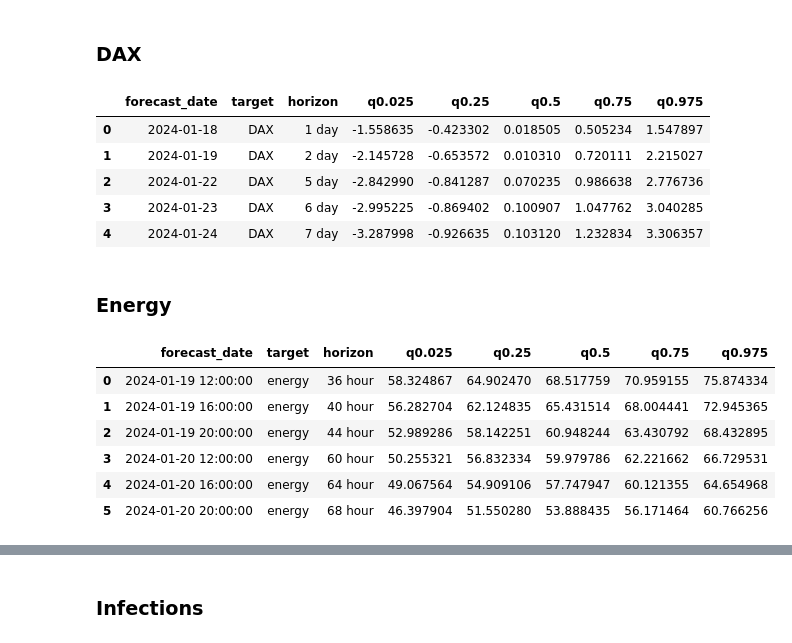
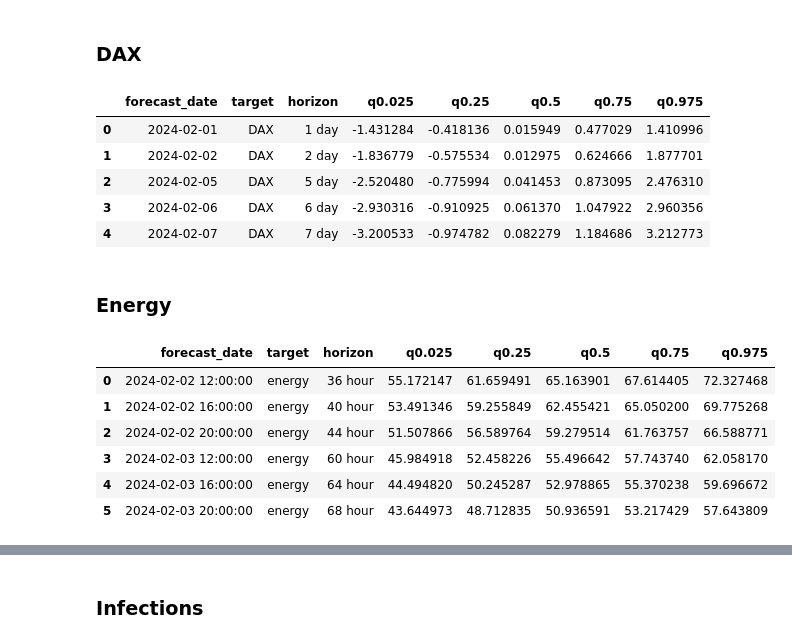
Before and after one commit to EliasKng/PTSFC, a Jupyter notebook: Create_Submission.ipynb, the cells around one changed output, grey strips where cells are left out. Drawn from its saved outputs; the diff is of its cells as text; code cells hidden in the pictures.

```diff
--- a/Create_Submission.ipynb
+++ b/Create_Submission.ipynb
@@ -33,7 +33,7 @@ import pytz
 Use tuesday as last datapoint
 # %%
 # Insert Date of Wednesday (forecast-day) here. The current day has to be wednesday!!
-start_date = datetime(2024, 1, 17, 18, 0, 0)
+start_date = datetime(2024, 1, 31, 18, 0, 0)
 assert start_date.weekday() == 2
 # %%
 df_dax = get_dax_data()
@@ -75,0 +50,4 @@ df_en.tail(10)
+# %%
+df_en = get_energy_data(force_return=True)
+df_en = prepare_data(df_en)
+df_en.tail(100).plot()
@@ -77,0 +62,2 @@ df_en = df_en.loc[df_en.index <= start_date]
+# %%
+df_en = df_en[:-6]
@@ -78,4 +85,4 @@ df_en = df_en.loc[df_en.index <= start_date]
 # %%
 # Check if still required next week ...
-df_en.loc['2024-01-17 16:00:00', 'gesamt'] = (df_en.loc['2024-01-17 15:00:00', 'gesamt'] +df_en.loc['2024-01-17 17:00:00', 'gesamt'])/2
-df_en.tail()
+# df_en.loc['2024-01-17 16:00:00', 'gesamt'] = (df_en.loc['2024-01-17 15:00:00', 'gesamt'] +df_en.loc['2024-01-17 17:00:00', 'gesamt'])/2
+# df_en.tail()
@@ -96,46 +101,46 @@ importlib.reload(bl)
 
 # dax_bl.baseline(df_dax)
 # forecast_dax = dax_garch.garch11(df_dax)
-forecast_dax = mix_models([ag.garch11_norm_1y, bl.baseline_1y], [1,1], df_dax, 'DAX')
+forecast_dax = mix_models([ag.garch11_norm_1y, bl.baseline_1y], [1,0.5], df_dax, 'DAX')
 forecast_dax
 # %% [output]
 |  | forecast_date | target | horizon | q0.025 | q0.25 | q0.5 | q0.75 | q0.975 |
-| 0 | 2024-01-18 | DAX | 1 day | -1.558635 | -0.423302 | 0.018505 | 0.505234 | 1.547897 |
-| 1 | 2024-01-19 | DAX | 2 day | -2.145728 | -0.653572 | 0.010310 | 0.720111 | 2.215027 |
-| 2 | 2024-01-22 | DAX | 5 day | -2.842990 | -0.841287 | 0.070235 | 0.986638 | 2.776736 |
-| 3 | 2024-01-23 | DAX | 6 day | -2.995225 | -0.869402 | 0.100907 | 1.047762 | 3.040285 |
-| 4 | 2024-01-24 | DAX | 7 day | -3.287998 | -0.926635 | 0.103120 | 1.232834 | 3.306357 |
+| 0 | 2024-02-01 | DAX | 1 day | -1.431284 | -0.418136 | 0.015949 | 0.477029 | 1.410996 |
+| 1 | 2024-02-02 | DAX | 2 day | -1.836779 | -0.575534 | 0.012975 | 0.624666 | 1.877701 |
+| 2 | 2024-02-05 | DAX | 5 day | -2.520480 | -0.775994 | 0.041453 | 0.873095 | 2.476310 |
+| 3 | 2024-02-06 | DAX | 6 day | -2.930316 | -0.910925 | 0.061370 | 1.047922 | 2.960356 |
+| 4 | 2024-02-07 | DAX | 7 day | -3.200533 | -0.974782 | 0.082279 | 1.184686 | 3.212773 |
 # %% [markdown]
 ### Energy
 # %%
 from Energy.Models import mstl
 from Energy.Models.baseline import baseline
 from HelpFunctions.mix_models import mix_models_per_horizon
 from Energy.Models.Model4_sunhours import model4_sunhours
 from Energy.Models.Model4_holidays_2 import model4_holidays_2
 from Energy.Models.Model4_population import model4_population
 from Energy.Models import Model5
 
 # en_bl.baseline(df_en, LAST_IDX=-1, offset_horizons=11)
 
 import importlib
 importlib.reload(Model5)
 importlib.reload(mstl)
 
 weights_m5_bl_m4_x = [1,1]
 functions_m5_bl_m4_x = [mstl.mstl, Model5.model5]
 
 
 
 
 # forecast_en = en_m4_pop.model4_population(df_en, offset_horizons=15)
-forecast_en = mix_models(functions_m5_bl_m4_x, weights_m5_bl_m4_x, df_en, target="energy", offset_horizons=6)
+forecast_en = mix_models(functions_m5_bl_m4_x, weights_m5_bl_m4_x, df_en, target="energy", offset_horizons=14)
 forecast_en
 # %% [output]
 |  | forecast_date | target | horizon | q0.025 | q0.25 | q0.5 | q0.75 | q0.975 |
-| 0 | 2024-01-19 12:00:00 | energy | 36 hour | 58.324867 | 64.902470 | 68.517759 | 70.959155 | 75.874334 |
-| 1 | 2024-01-19 16:00:00 | energy | 40 hour | 56.282704 | 62.124835 | 65.431514 | 68.004441 | 72.945365 |
-| 2 | 2024-01-19 20:00:00 | energy | 44 hour | 52.989286 | 58.142251 | 60.948244 | 63.430792 | 68.432895 |
-| 3 | 2024-01-20 12:00:00 | energy | 60 hour | 50.255321 | 56.832334 | 59.979786 | 62.221662 | 66.729531 |
-| 4 | 2024-01-20 16:00:00 | energy | 64 hour | 49.067564 | 54.909106 | 57.747947 | 60.121355 | 64.654968 |
-| 5 | 2024-01-20 20:00:00 | energy | 68 hour | 46.397904 | 51.550280 | 53.888435 | 56.171464 | 60.766256 |
+| 0 | 2024-02-02 12:00:00 | energy | 36 hour | 55.172147 | 61.659491 | 65.163901 | 67.614405 | 72.327468 |
+| 1 | 2024-02-02 16:00:00 | energy | 40 hour | 53.491346 | 59.255849 | 62.455421 | 65.050200 | 69.775268 |
+| 2 | 2024-02-02 20:00:00 | energy | 44 hour | 51.507866 | 56.589764 | 59.279514 | 61.763757 | 66.588771 |
+| 3 | 2024-02-03 12:00:00 | energy | 60 hour | 45.984918 | 52.458226 | 55.496642 | 57.743740 | 62.058170 |
+| 4 | 2024-02-03 16:00:00 | energy | 64 hour | 44.494820 | 50.245287 | 52.978865 | 55.370238 | 59.696672 |
+| 5 | 2024-02-03 20:00:00 | energy | 68 hour | 43.644973 | 48.712835 | 50.936591 | 53.217429 | 57.643809 |
```
Also changed, not shown: parts of 11 cells of this notebook, 5 other files.
